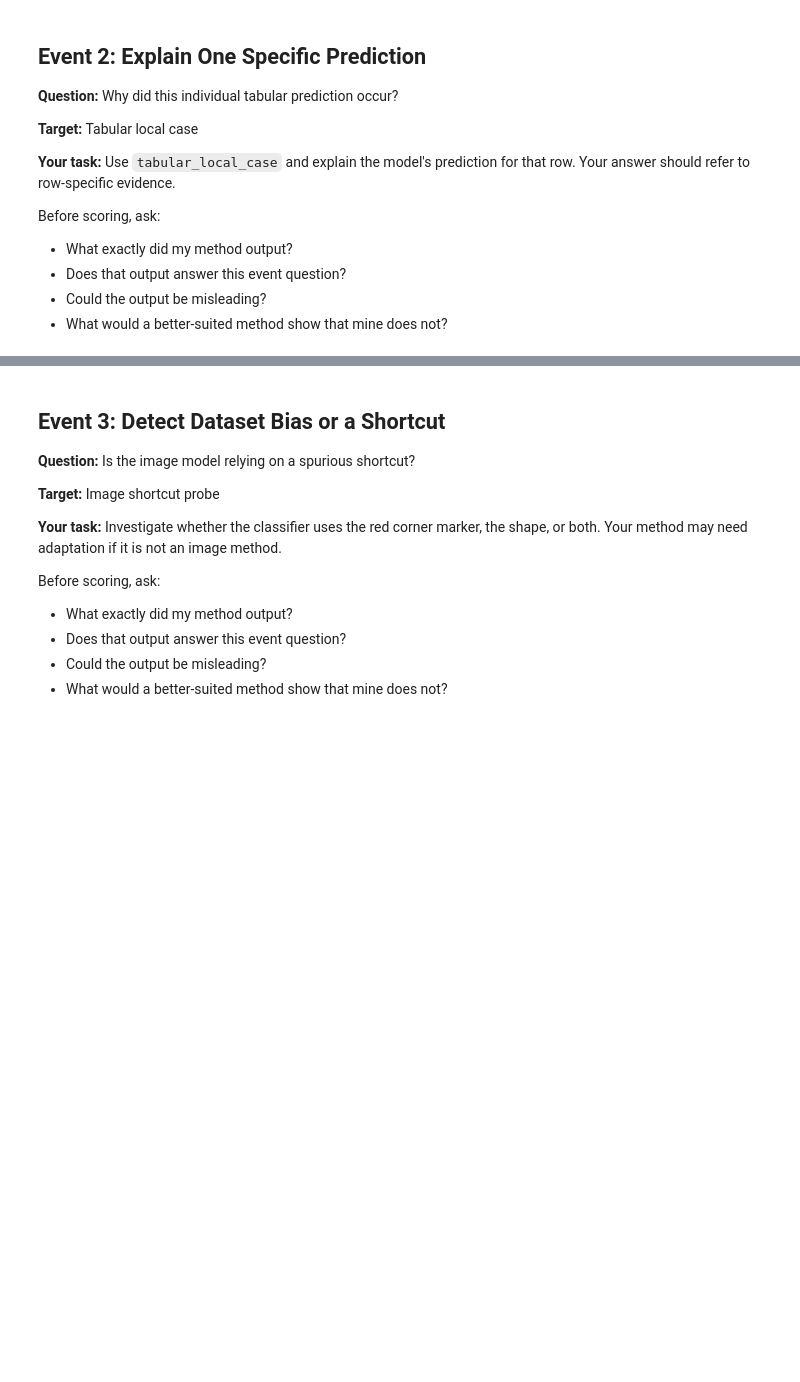
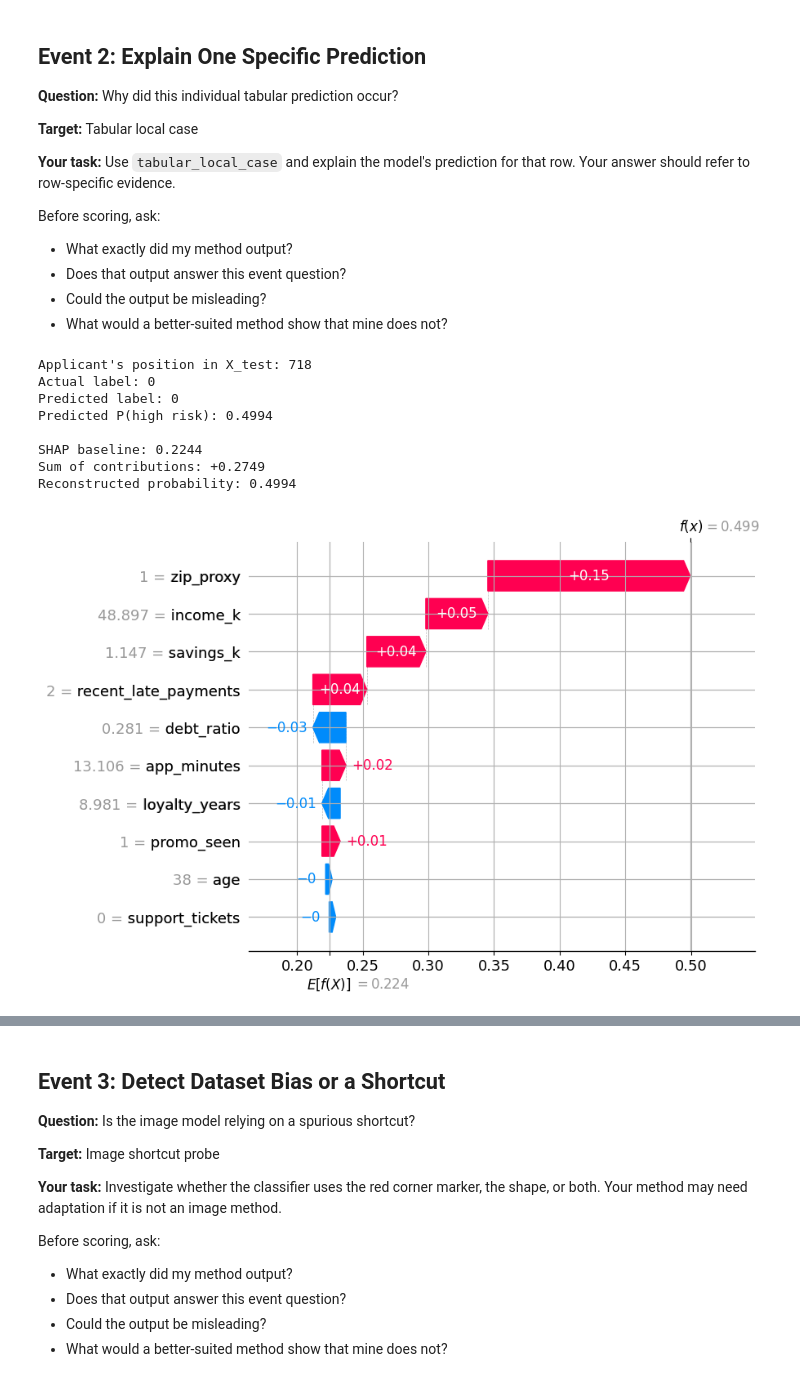
Before and after one commit to eugeniatate-duke/XAI-decathlon, a Jupyter notebook: xai_decathlon_shap.ipynb, the cells around one changed output, grey strips where cells are left out. Cells and saved outputs as stored; diff of their text form; code cells hidden in the pictures; blank space fills up the shorter version.

```diff
--- a/xai_decathlon_shap.ipynb
+++ b/xai_decathlon_shap.ipynb
@@ -595,0 +704,40 @@ Before scoring, ask:
+# %%
+# Event 2: SHAP adapted
+
+# select applicant based on their case postion in X_test
+case_position = tabular_local_case
+applicant = X_test.iloc[case_position]
+
+# this applicant's SHAP contributions for high risk
+contributions = shap_high_risk[case_position]
+
+# baseline is SHAP's reference score for the high-risk class
+baseline = float(tabular_explainer.expected_value[1])
+
+print("Applicant's position in X_test:", case_position)
+print("Actual label:", y_test.iloc[case_position])
+print("Predicted label:", tabular_pred[case_position])
+print(f"Predicted P(high risk): {tabular_proba[case_position]:.4f}")
+
+print(f"\nSHAP baseline: {baseline:.4f}")
+print(f"Sum of contributions: {contributions.sum():+.4f}")
+print(f"Reconstructed probability: {baseline + contributions.sum():.4f}")
+
+local_explanation = shap.Explanation(
+    values=contributions,
+    base_values=baseline,
+    data=applicant.to_numpy(),
+    feature_names=feature_names
+)
+
+shap.plots.waterfall(local_explanation, max_display=10)
+# %% [output]
+Applicant's position in X_test: 718
+Actual label: 0
+Predicted label: 0
+Predicted P(high risk): 0.4994
+
+SHAP baseline: 0.2244
+Sum of contributions: +0.2749
+Reconstructed probability: 0.4994
+[figure, added]
```
Also changed, not shown: parts of 18 cells of this notebook.
